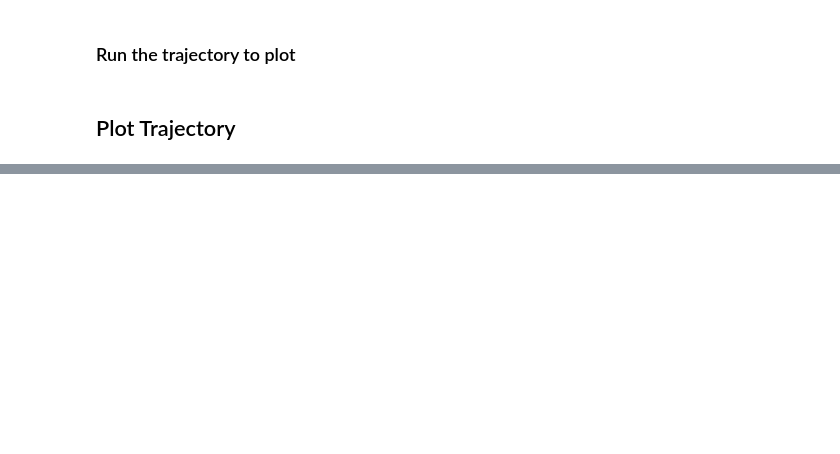
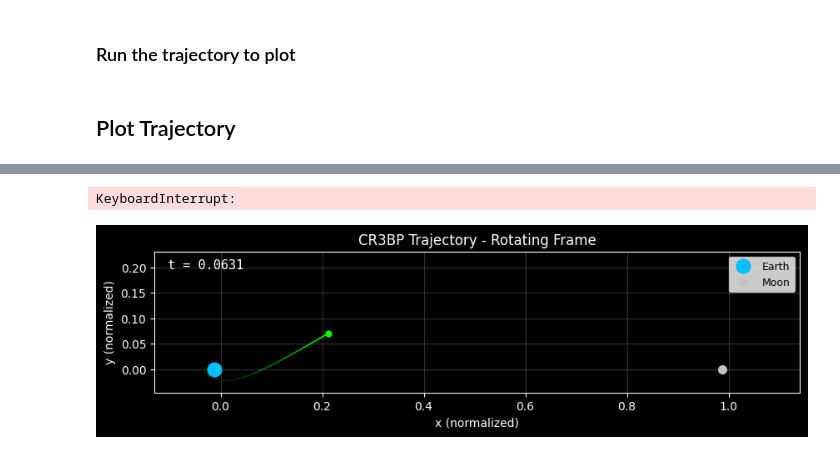
Before and after one commit to samcoulthurst/TrajectoryOptimizer, a Jupyter notebook: notebooks/results_viewer.ipynb, the cells around one changed output, grey strips where cells are left out. Drawn from its saved outputs; the diff is of its cells as text; code cells hidden in the pictures; blank space fills up the shorter version.

```diff
--- a/notebooks/results_viewer.ipynb
+++ b/notebooks/results_viewer.ipynb
@@ -90,0 +93,7 @@ Total Delta_v required : 4.25 km/s
+# %%
+anim = animate_trajectory(em, states, ts, frame='rotating', trail_length=200)
+from IPython.display import HTML
+HTML(anim.to_html5_video())
+# %% [output]
+KeyboardInterrupt:
+[figure, added]
```
Also changed, not shown: parts of 4 cells of this notebook, 5 other files.
